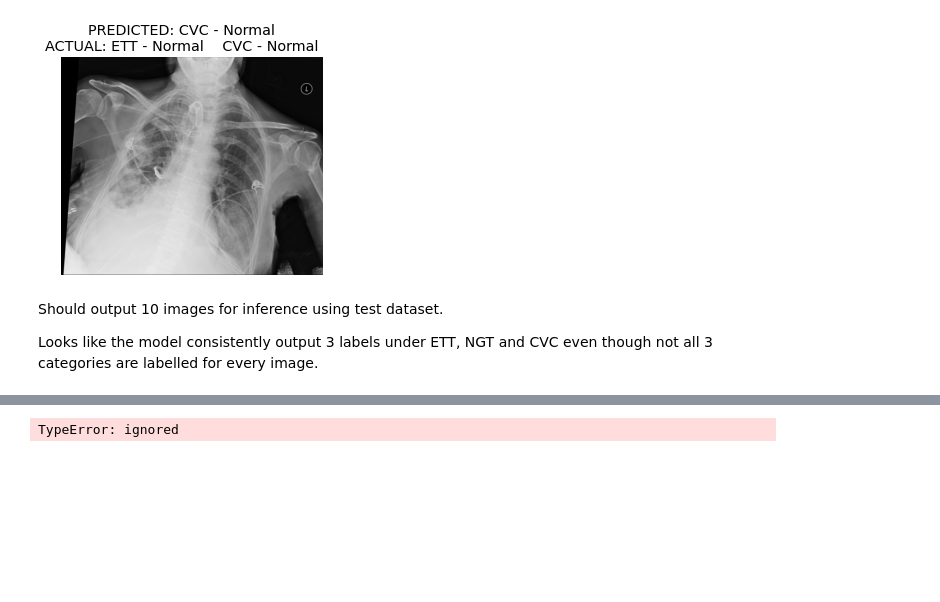
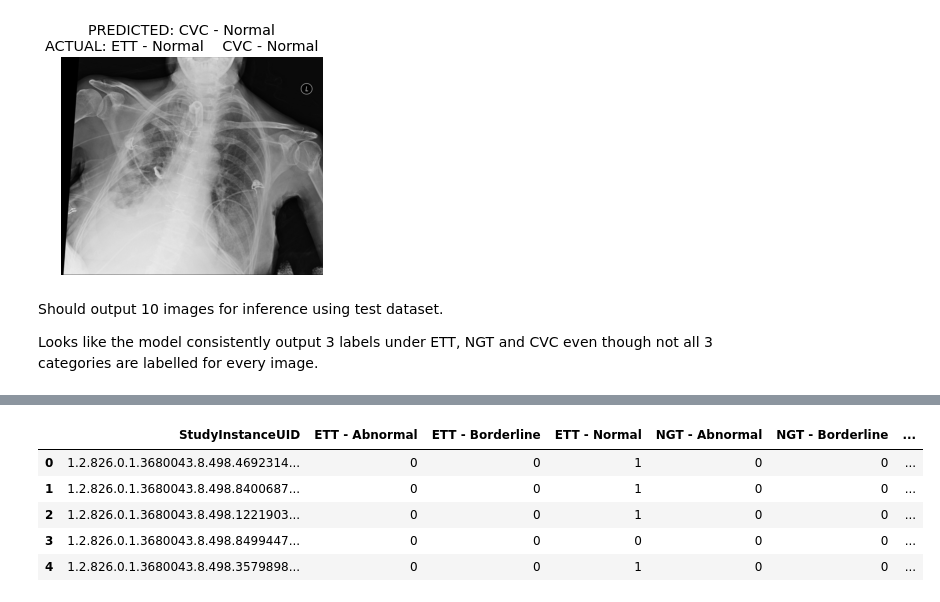
Before and after one commit to yxmauw/cxr-multilabel-clf, a Jupyter notebook: enet-colab.ipynb, the cells around one changed output, grey strips where cells are left out. Cells and saved outputs as stored; diff of their text form; code cells hidden in the pictures; blank space fills up the shorter version.

```diff
--- a/enet-colab.ipynb
+++ b/enet-colab.ipynb
@@ -564,10 +564,0 @@ Looks like the model consistently output 3 labels under ETT, NGT and CVC even th
-# %%
-# initialize the computation device
-device = torch.device('cuda' if torch.cuda.is_available() else 'cpu')
-#intialize the model
-test_model = model(pretrained=False, requires_grad=False).to(device)
-# load the model checkpoint
-checkpoint = torch.load(model_path, map_location=torch.device('cpu'))
-# load model weights state_dict
-test_model.load_state_dict(checkpoint['model_state_dict'])
-test_model.eval()
@@ -634,11 +612,17 @@ def inference(models, test_loader, device):
         for model in models:
             with torch.no_grad():
                 y_preds1 = model(images)
-                y_preds2 = model(images.flip(-1))
-            y_preds = (y_preds1.sigmoid().to('cpu').numpy() + y_preds2.sigmoid().to('cpu').numpy()) / 2
+                #y_preds2 = model(images.flip(-1)) # vertical flip
+            #y_preds = (y_preds1.sigmoid().to('cpu').numpy() + y_preds2.sigmoid().to('cpu').numpy()) / 2
+            y_preds = y_preds1.sigmoid().to('cpu').numpy()
             avg_preds.append(y_preds)
-        avg_preds = np.mean(avg_preds, axis=0)
-        probs.append(avg_preds)
+        avg_preds = np.mean(avg_preds, axis=0) # 2d nested prob arrays for each batch of 4 images
+        # best to convert preds using 0.4 threshold conversion to binary classes before appending using if-else statment
+        new_avg_preds = []
+        for prob_arr in avg_preds:
+            label_arr = [1 if prob >= 0.4 else 0 for prob in prob_arr] # threshold 0.4 probability
+            new_avg_preds.append(label_arr)
+        probs.append(new_avg_preds)
     probs = np.concatenate(probs)
     return probs
 # %%
@@ -647,6 +631,16 @@ test = pd.read_csv('sample_submission.csv')
 test_dataset = TestDataset(test, transform=get_transforms())
 test_loader = DataLoader(test_dataset, batch_size=4, shuffle=False,
                          num_workers=4 , pin_memory=True)
-predictions = inference(test2_model, test_loader, device)
+predictions = inference(test2_models, test_loader, device)
-# %% [output]
-TypeError: ignored
+# %%
+target_cols = test.iloc[:, 1:12].columns.tolist()
+test[target_cols] = predictions
+test[['StudyInstanceUID'] + target_cols].to_csv('drive/MyDrive/Colab Notebooks/kaggle_submission.csv', index=False)
+test.head()
+# %% [output]
+|  | StudyInstanceUID | ETT - Abnormal | ETT - Borderline | ETT - Normal | NGT - Abnormal | NGT - Borderline | ... |
+| 0 | 1.2.826.0.1.3680043.8.498.4692314... | 0 | 0 | 1 | 0 | 0 | ... |
+| 1 | 1.2.826.0.1.3680043.8.498.8400687... | 0 | 0 | 1 | 0 | 0 | ... |
+| 2 | 1.2.826.0.1.3680043.8.498.1221903... | 0 | 0 | 1 | 0 | 0 | ... |
+| 3 | 1.2.826.0.1.3680043.8.498.8499447... | 0 | 0 | 0 | 0 | 0 | ... |
+| 4 | 1.2.826.0.1.3680043.8.498.3579898... | 0 | 0 | 1 | 0 | 0 | ... |
```
Also changed, not shown: parts of 9 cells of this notebook.
